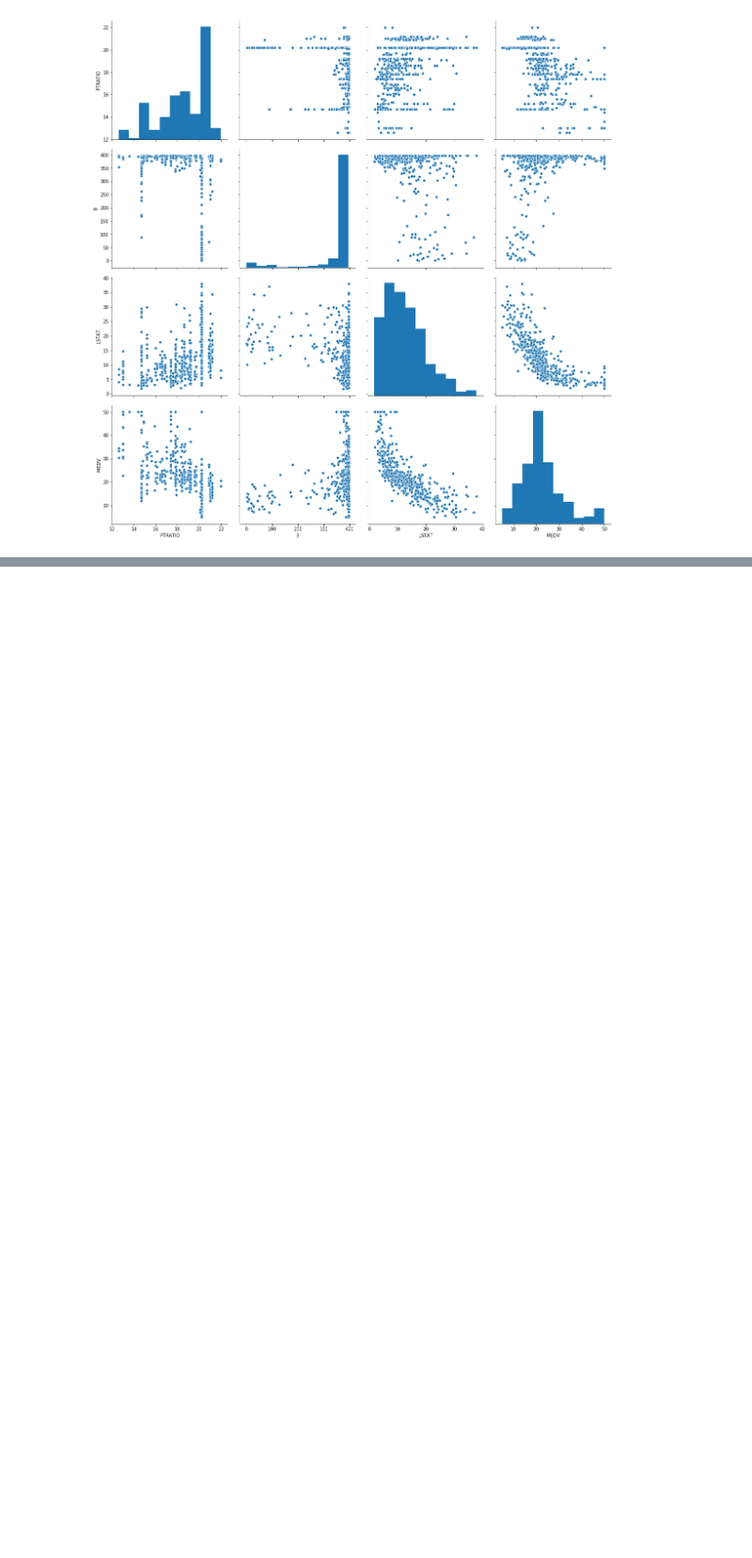
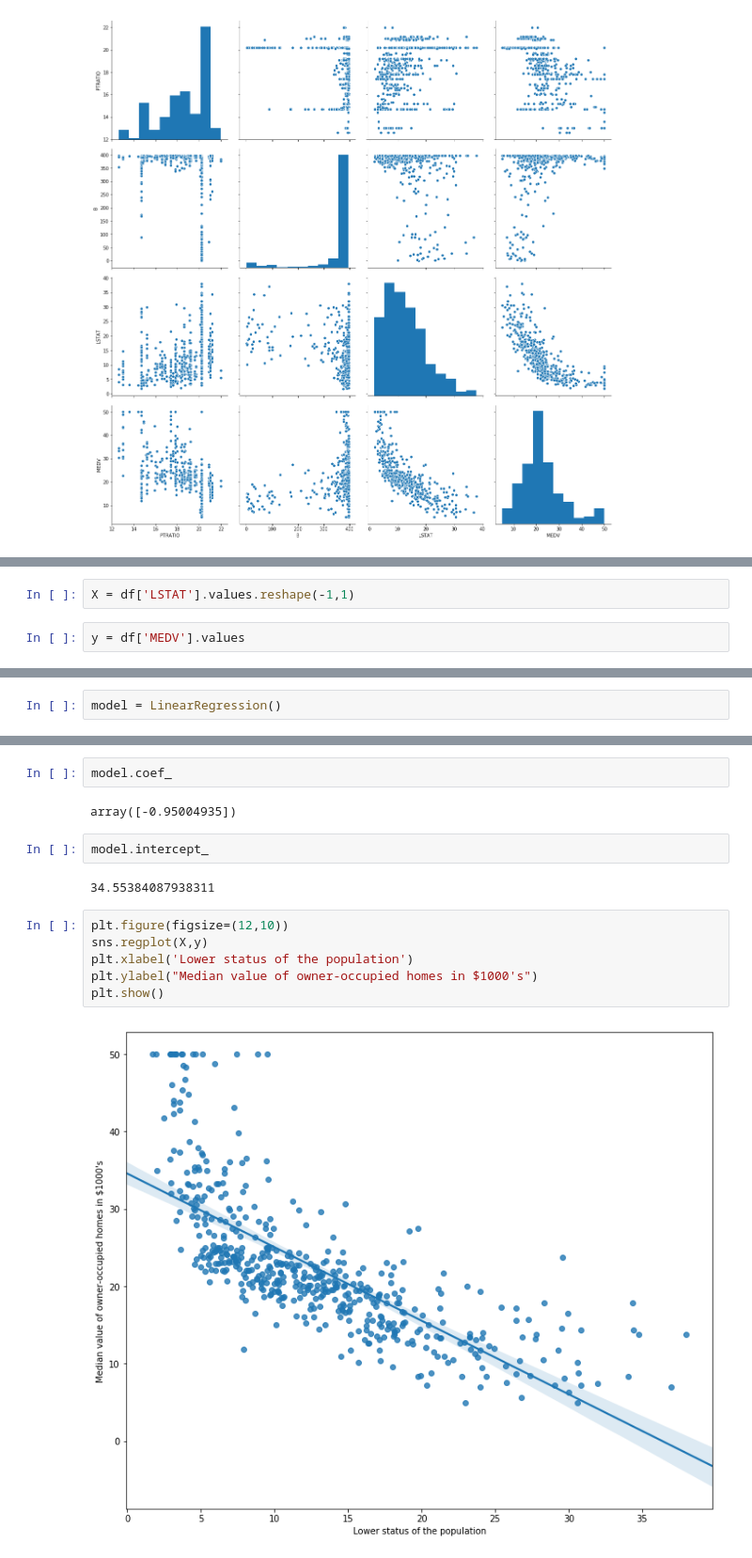
Before and after one commit to adeluleye/house-price-prediction, a Jupyter notebook: House Price Prediction.ipynb, the cells around one changed output, grey strips where cells are left out. Shown at 94% size. Drawn from its saved outputs; the diff is of its cells as text; blank space fills up the shorter version.

```diff
--- a/House Price Prediction.ipynb
+++ b/House Price Prediction.ipynb
@@ -84,0 +123,4 @@ plt.show()
+# %%
+X = df['LSTAT'].values.reshape(-1,1)
+# %%
+y = df['MEDV'].values
@@ -84,0 +129,2 @@ plt.show()
+# %%
+model = LinearRegression()
@@ -84,0 +136,16 @@ plt.show()
+# %%
+model.coef_
+# %% [output]
+array([-0.95004935])
+# %%
+model.intercept_
+# %% [output]
+34.55384087938311
+# %%
+plt.figure(figsize=(12,10))
+sns.regplot(X,y)
+plt.xlabel('Lower status of the population')
+plt.ylabel("Median value of owner-occupied homes in $1000's")
+plt.show()
+# %% [output]
+[figure, added]
```
Also changed, not shown: parts of 10 cells of this notebook.
